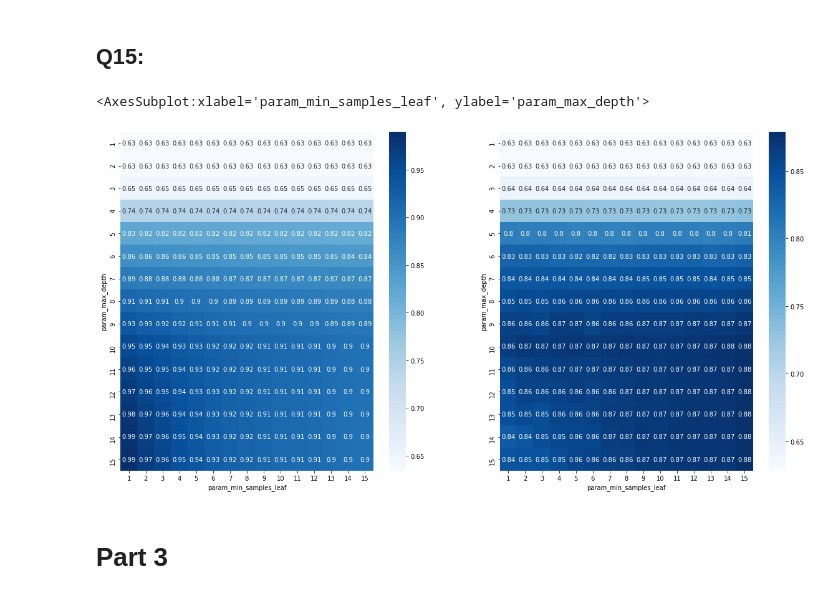
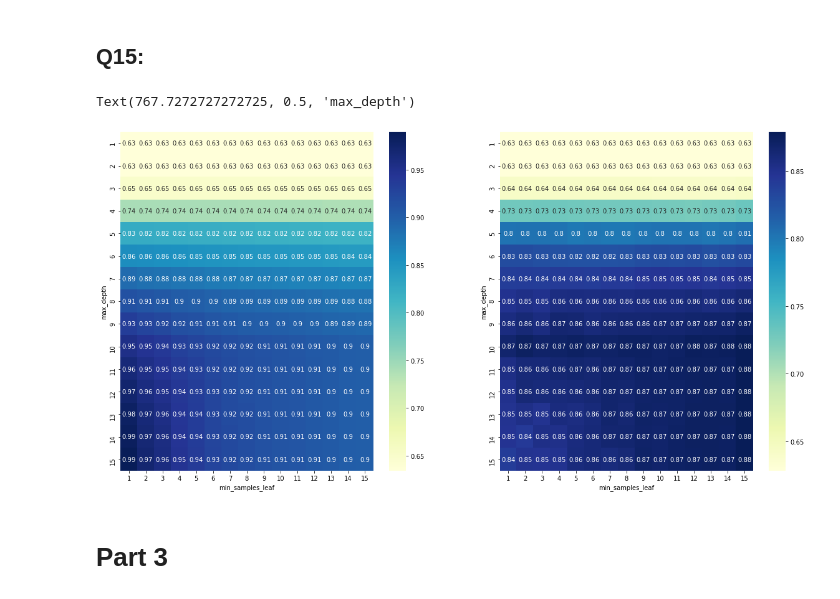
Before and after one commit to Av0cat0/IntroToML-cs236756-HW2, a Jupyter notebook: 313575599-308160647.ipynb, the cells around one changed output. Cells and saved outputs as stored; diff of their text form; code cells hidden in the pictures.

```diff
--- a/313575599-308160647.ipynb
+++ b/313575599-308160647.ipynb
@@ -175,16 +175,20 @@ plot_tree(h, filled=True, feature_names=features, fontsize=10)
 # %%
 clf = GridSearchCV(DecisionTreeClassifier(criterion='entropy'), {'min_samples_leaf': np.arange(1, 16, 1),\
     'max_depth': np.arange(1, 16, 1)}, cv=8, return_train_score=True)
 clf.fit(x_train, y_train)
 grid_results = pd.DataFrame(clf.cv_results_)
 train_acc = grid_results.pivot_table('mean_train_score', index='param_max_depth', columns='param_min_samples_leaf')
 val_acc = grid_results.pivot_table('mean_test_score', index='param_max_depth', columns='param_min_samples_leaf')
 _, axes = plt.subplots(1, 2, figsize=(20, 10 ))
-sns.heatmap(train_acc, cmap='Blues', annot=True, ax=axes[0])
-sns.heatmap(val_acc, cmap='Blues', annot=True, ax=axes[1])
+sns.heatmap(train_acc, cmap='YlGnBu', annot=True, ax=axes[0])
+sns.heatmap(val_acc, cmap='YlGnBu', annot=True, ax=axes[1])
+axes[0].set_xlabel("min_samples_leaf")
+axes[1].set_xlabel("min_samples_leaf")
+axes[0].set_ylabel("max_depth")
+axes[1].set_ylabel("max_depth")
 # %% [output]
-<AxesSubplot:xlabel='param_min_samples_leaf', ylabel='param_max_depth'>
+Text(767.7272727272725, 0.5, 'max_depth')
-[figure, old version]
+[figure, new version]
 # %% [markdown]
 # Part 3
 # %%
```
Also changed, not shown: parts of 3 cells of this notebook.
